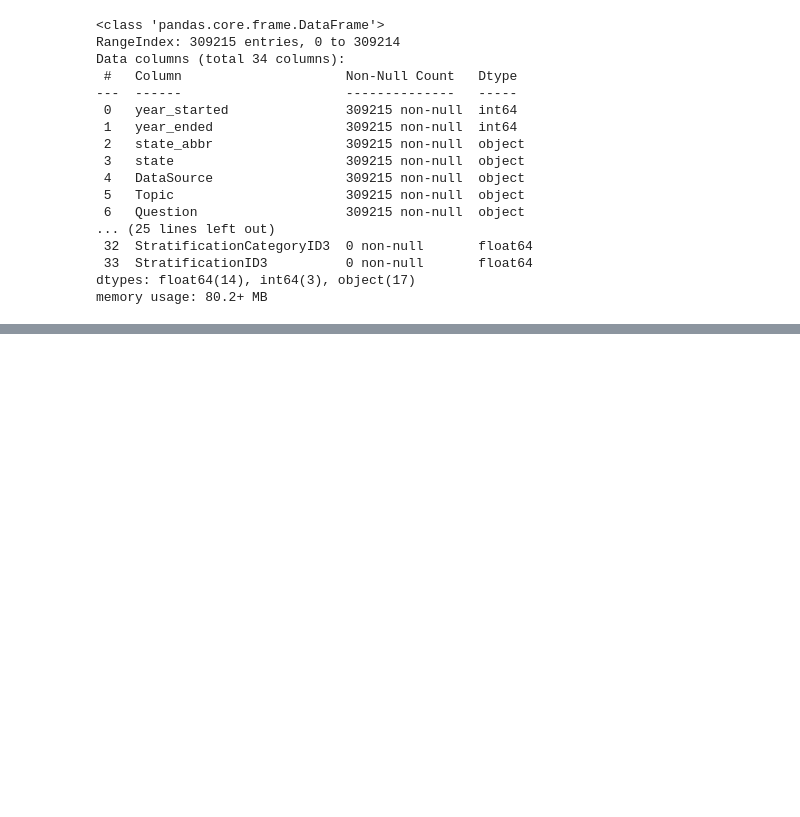
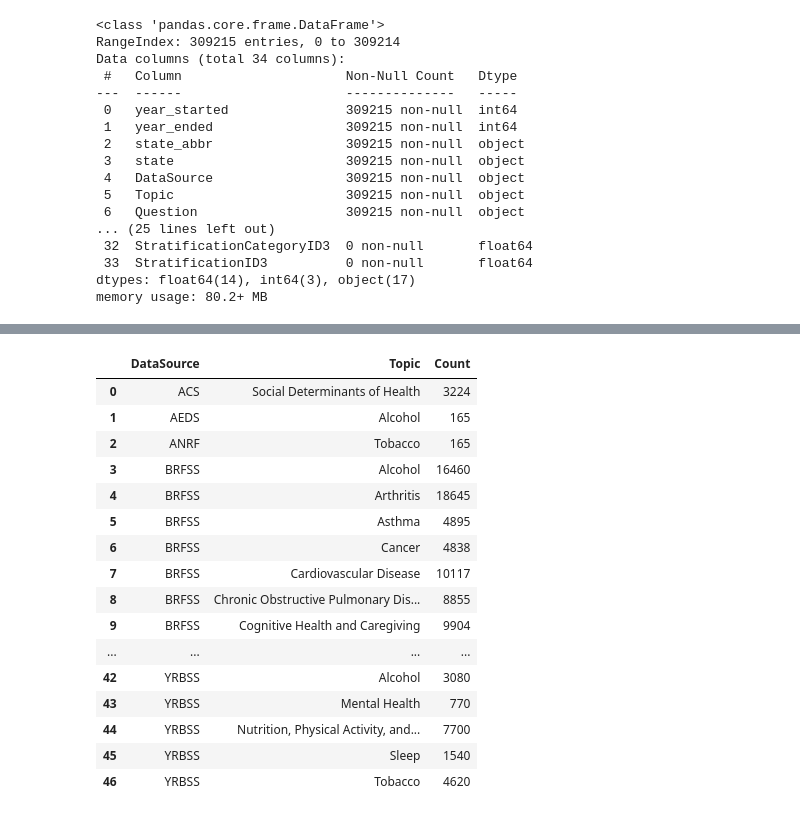
Before and after one commit to Nathan-Savage/chronic_diseases_project, a Jupyter notebook: Frenci.ipynb, the cells around one changed output, grey strips where cells are left out. Cells and saved outputs as stored; diff of their text form; code cells hidden in the pictures; blank space fills up the shorter version.

```diff
--- a/Frenci.ipynb
+++ b/Frenci.ipynb
@@ -132,0 +171,22 @@ chronic_disease_df_drop.head()
+# %%
+#reset index
+grouped_counts_df = grouped_counts.reset_index(name='Count')
+grouped_counts_df
+# %% [output]
+|  | DataSource | Topic | Count |
+| 0 | ACS | Social Determinants of Health | 3224 |
+| 1 | AEDS | Alcohol | 165 |
+| 2 | ANRF | Tobacco | 165 |
+| 3 | BRFSS | Alcohol | 16460 |
+| 4 | BRFSS | Arthritis | 18645 |
+| 5 | BRFSS | Asthma | 4895 |
+| 6 | BRFSS | Cancer | 4838 |
+| 7 | BRFSS | Cardiovascular Disease | 10117 |
+| 8 | BRFSS | Chronic Obstructive Pulmonary Dis... | 8855 |
+| 9 | BRFSS | Cognitive Health and Caregiving | 9904 |
+| ... | ... | ... | ... |
+| 42 | YRBSS | Alcohol | 3080 |
+| 43 | YRBSS | Mental Health | 770 |
+| 44 | YRBSS | Nutrition, Physical Activity, and... | 7700 |
+| 45 | YRBSS | Sleep | 1540 |
+| 46 | YRBSS | Tobacco | 4620 |
```
Also changed, not shown: parts of 13 cells of this notebook.
